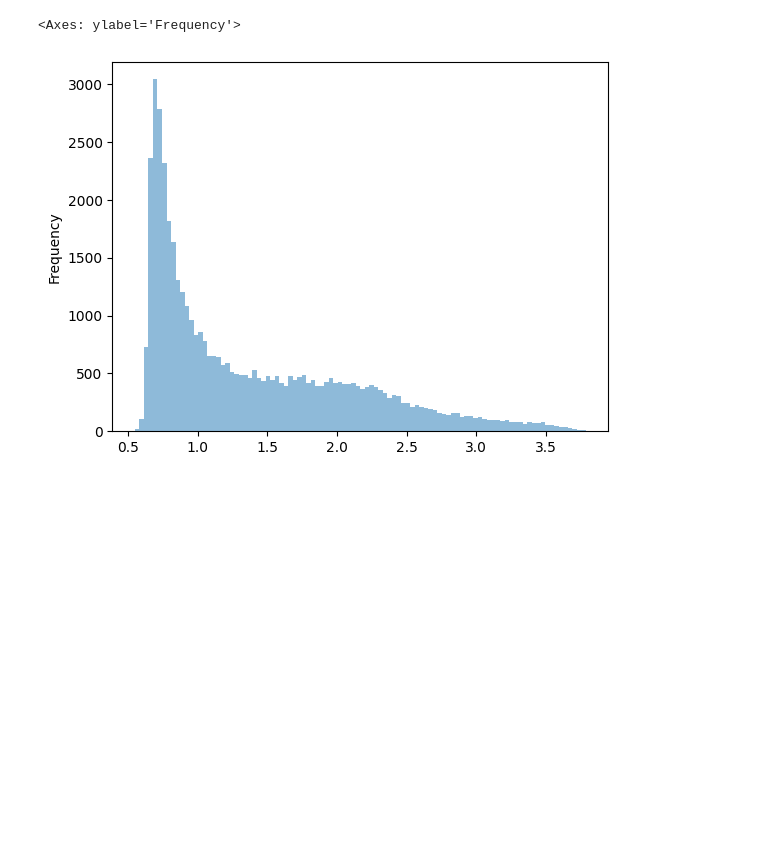
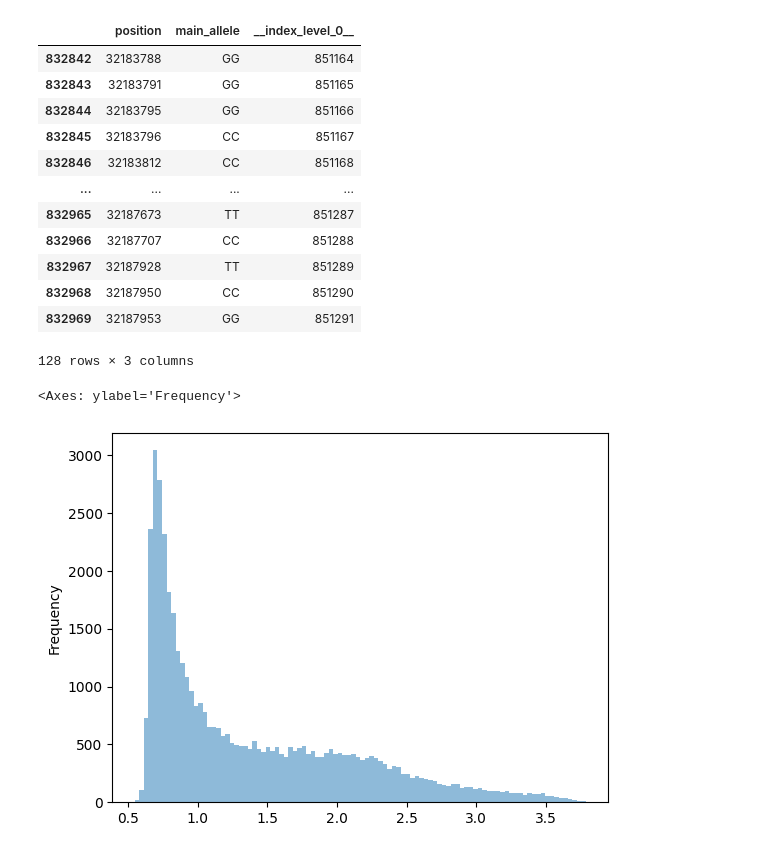
Before and after one commit to Soum-Soum/Dna-Transformer, a Jupyter notebook: test.ipynb, the cells around one changed output. Cells and saved outputs as stored; diff of their text form; code cells hidden in the pictures; blank space fills up the shorter version.

```diff
--- a/test.ipynb
+++ b/test.ipynb
@@ -14,23 +15,23 @@ The autoreload extension is already loaded. To reload it, use:
 # %%
 
-from adn.data import DatasetMode, load_datasets
+from adn.utils.paths_utils import PathHelper
 
-individuals_snp_dir = Path("data/output/SNPs/")
-metadata_path = Path("data/DIVRICE_3k10M_ch1/DIVRICE_3k10M_metadata.tsv")
+
+base_dir = Path("data/output/")
 sequence_length = 128
 train_eval_split = 0
 labels_to_remove = "cA"
-individuals_to_ignore = Path("data/bad_guys.txt")
+individuals_to_ignore = Path("data/other/bad_guys.txt")
 
 ds, _ = load_datasets(
-    individuals_snp_dir=Path(individuals_snp_dir),
-    metadata_path=Path(metadata_path),
+    path_helper=PathHelper(base_dir),
+    train_eval_split=train_eval_split,
     sequence_length=sequence_length,
-    train_eval_split=train_eval_split,
     data_ratio_to_use=1,
-    mode=DatasetMode.SEQUENTIAL_FIXED_LEN,
+    mode=DatasetMode.RANDOM_FIXED_LEN,
     labels_to_remove=labels_to_remove,
     individual_to_ignore=individuals_to_ignore,
-    overlaping_ratio=0.5,
+    sequence_per_individual=100,
+    # overlaping_ratio=0.5,
 )
 # %% [output]
@@ -43,3 +55,19 @@ ds, _ = load_datasets(
+# %%
+ds.reference_genome[832842:832842+128]
+# %% [output]
+|  | position | main_allele | __index_level_0__ |
+| 832842 | 32183788 | GG | 851164 |
+| 832843 | 32183791 | GG | 851165 |
+| 832844 | 32183795 | GG | 851166 |
+| 832845 | 32183796 | CC | 851167 |
+| 832846 | 32183812 | CC | 851168 |
+| ... | ... | ... | ... |
+| 832965 | 32187673 | TT | 851287 |
+| 832966 | 32187707 | CC | 851288 |
+| 832967 | 32187928 | TT | 851289 |
+| 832968 | 32187950 | CC | 851290 |
+| 832969 | 32187953 | GG | 851291 |
+128 rows × 3 columns
 # %%
 from adn.prediction_results import OnDiskPredictionResults
 
```
Also changed, not shown: parts of 3 cells of this notebook, 6 other files.
